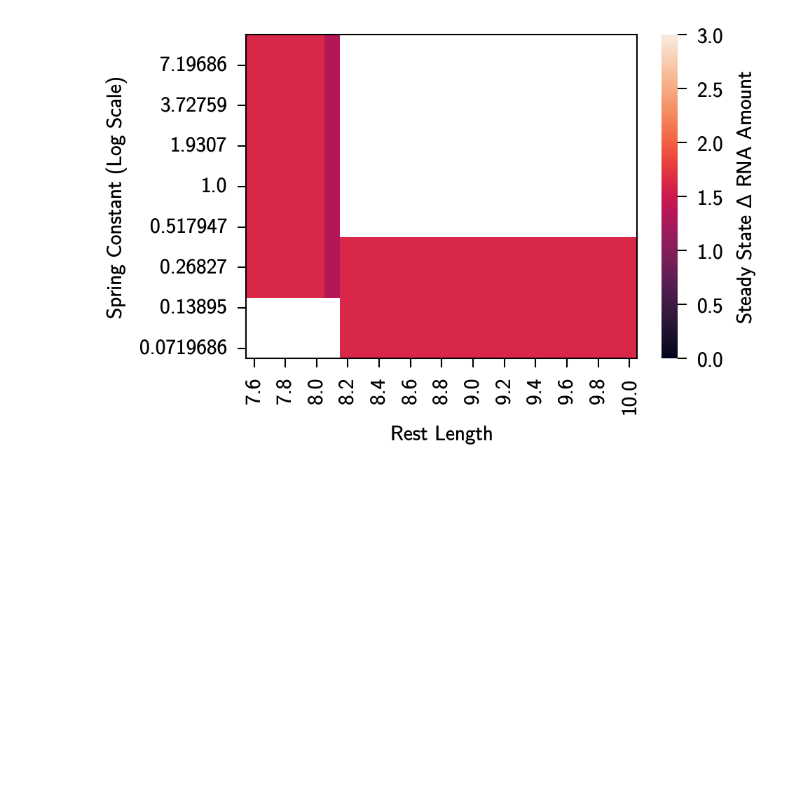
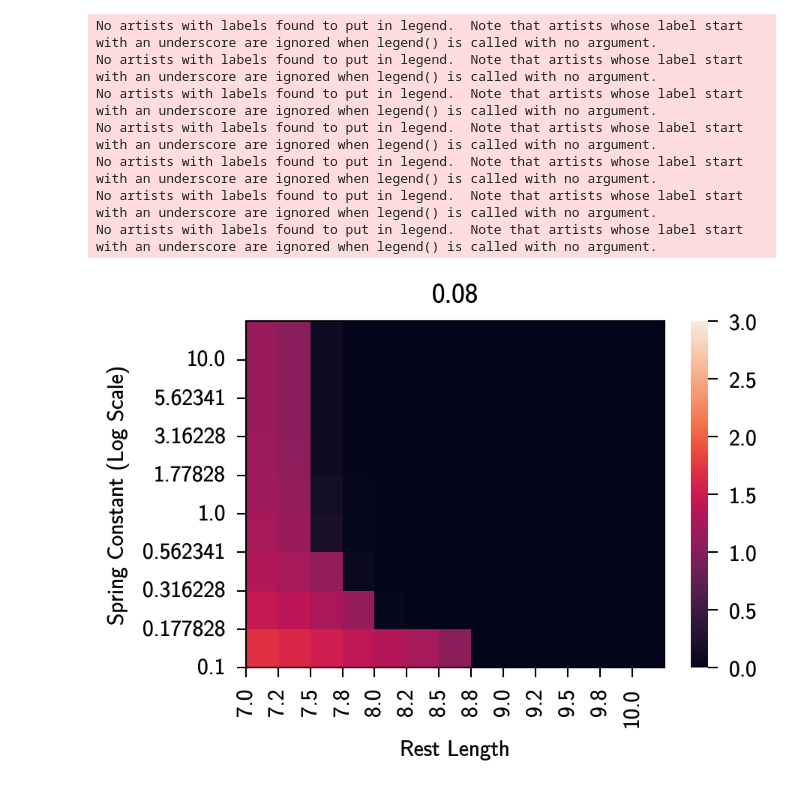
Before and after one commit to gohdavid/CoupledEPCondensates, a Jupyter notebook: workspace/04_Analysis/20240219_InterfaceDiagram.ipynb, the cells around one changed output. Saved outputs shown, nothing was run; the diff lists cells and outputs as text; code cells hidden in the pictures; blank space fills up the shorter version.

```diff
--- a/workspace/04_Analysis/20240219_InterfaceDiagram.ipynb
+++ b/workspace/04_Analysis/20240219_InterfaceDiagram.ipynb
@@ -17,4 +18,4 @@ root = Path("/nfs/arupclab001/davidgoh/CoupledEPCondensates/workspace/04_Coupled
 no_condensate = simDir("/nfs/arupclab001/davidgoh/CoupledEPCondensates/workspace/04_CoupledFlow/20240118_RNAOnly/M1_1.0_b_-0.25_g_-0.1_c_0.0_k_0.05_kp_0.1_c1_3.53_sw_1.0_sr_2.5_cn_5.5_l_6_M3_1.0_kt_0.0_rl_9.0_wd_0.0")
 no_condensate.run()
 no_condensate.rna()
-no_condensate_rna = no_condensate.rna_amount[-1][0]
+no_condensate_rna = no_condensate.rna_amount[-1]
@@ -32,0 +51,18 @@ df = pd.concat([df1,df2])
+# %%
+def generate_linlog_sequence(min_value, max_value):
+    if min_value <= 0 or max_value <= 0:
+        raise ValueError("min_value and max_value must be positive")
+
+    sequence = []
+
+    # Start from the smallest power of 10 less than or equal to min_value
+    min_power = int(np.floor(np.log10(min_value)))
+    max_power = int(np.ceil(np.log10(max_value)))
+
+    for power in range(min_power, max_power + 1):
+        # For each power of 10, generate linear sequence
+        start = max(10 ** power, min_value)
+        end = min(10 ** (power + 1) - 1, max_value)
+        sequence.extend(np.arange(start, end + 1, 10 ** power))
+
+    return np.array(sequence)
@@ -33,18 +179,41 @@ df = pd.concat([df1,df2])
 # %%
 variable="rna_amount"
 xlabel="Rest Length"
 ylabel="Spring Constant (Log Scale)"
 cbarlabel='Steady State $\Delta$ RNA Amount'
 
-fig, ax = plt.subplots()
-pivot = df.pivot_table(index="k_tilde",columns="rest_length",values=variable)
-g = sns.heatmap(pivot-no_condensate_rna, ax = ax,
-            cbar_kws={'label': cbarlabel},
-            vmin=0,vmax=3)
-ax.invert_yaxis()
-ax.set_xlabel(xlabel)
-ax.set_ylabel(ylabel)
-for spine in ax.spines:
-    ax.spines[spine].set_visible(True)
+
+values = []
+for st, df in splits:
+    fig, ax = plt.subplots()
+    pivot = df.pivot_table(index="k_tilde",columns="rest_length",values=variable)-no_condensate_rna
+    im = sns.heatmap(pivot,vmin=0,vmax=3,cmap="rocket")
+    values.append(float(st))
+    ax.set_xticks(np.arange(len(pivot.columns)))
+    ax.set_xticklabels(pivot.columns)
+    ax.set_yticks(np.arange(len(pivot.index)))
+    ax.set_yticklabels(pivot.index)
+    ax.invert_yaxis()
+    ax.set_xlabel(xlabel)
+    ax.set_ylabel(ylabel)
+    ax.legend()
+    ax.set_title(f"{st}")
+    for spine in ax.spines:
+        ax.spines[spine].set_visible(True)
+
+# colors = [im.cmap(im.norm(value)) for value in values]
+patches = [mpatches.Patch(color=colors[i], label="{l}".format(l=values[i]) ) for i in range(len(values)) ]
+
+
+# ax.yaxis.set_minor_locator(ticker.FixedLocator(map_y(generate_linlog_sequence(0.01,1))))
+# ax.set_yticks(map_y(np.array([0.01,0.1,1])))
+# ax.set_yticklabels([f"$10^{{{i}}}$" for i in [-2,-1,0]])
 # %% [output]
+No artists with labels found to put in legend.  Note that artists whose label start with an underscore are ignored when legend() is called with no argument.
+No artists with labels found to put in legend.  Note that artists whose label start with an underscore are ignored when legend() is called with no argument.
+No artists with labels found to put in legend.  Note that artists whose label start with an underscore are ignored when legend() is called with no argument.
+No artists with labels found to put in legend.  Note that artists whose label start with an underscore are ignored when legend() is called with no argument.
+No artists with labels found to put in legend.  Note that artists whose label start with an underscore are ignored when legend() is called with no argument.
+No artists with labels found to put in legend.  Note that artists whose label start with an underscore are ignored when legend() is called with no argument.
+No artists with labels found to put in legend.  Note that artists whose label start with an underscore are ignored when legend() is called with no argument.
-[figure, old version]
+[figure, new version]
```
Also changed, not shown: parts of 10 cells of this notebook, 23 other files.
